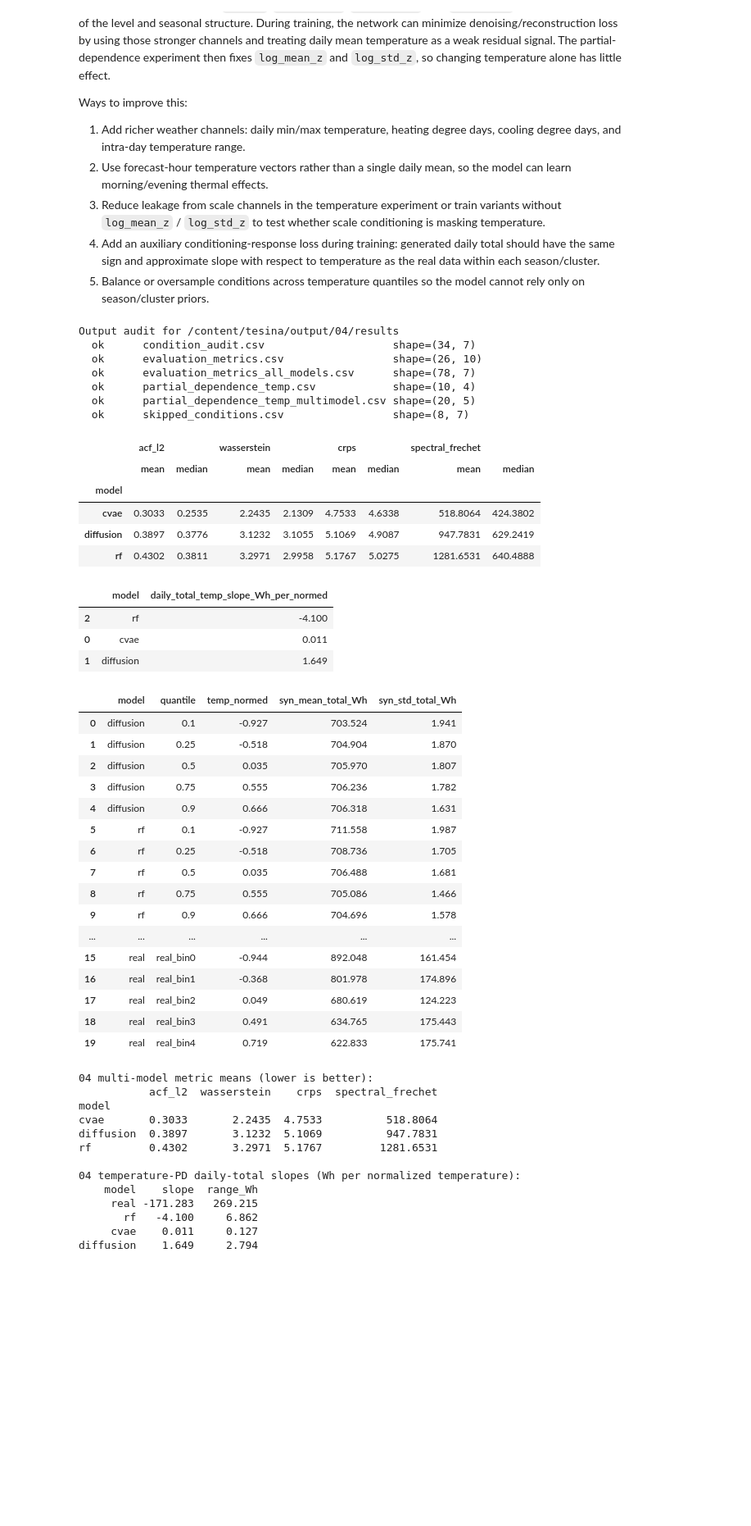
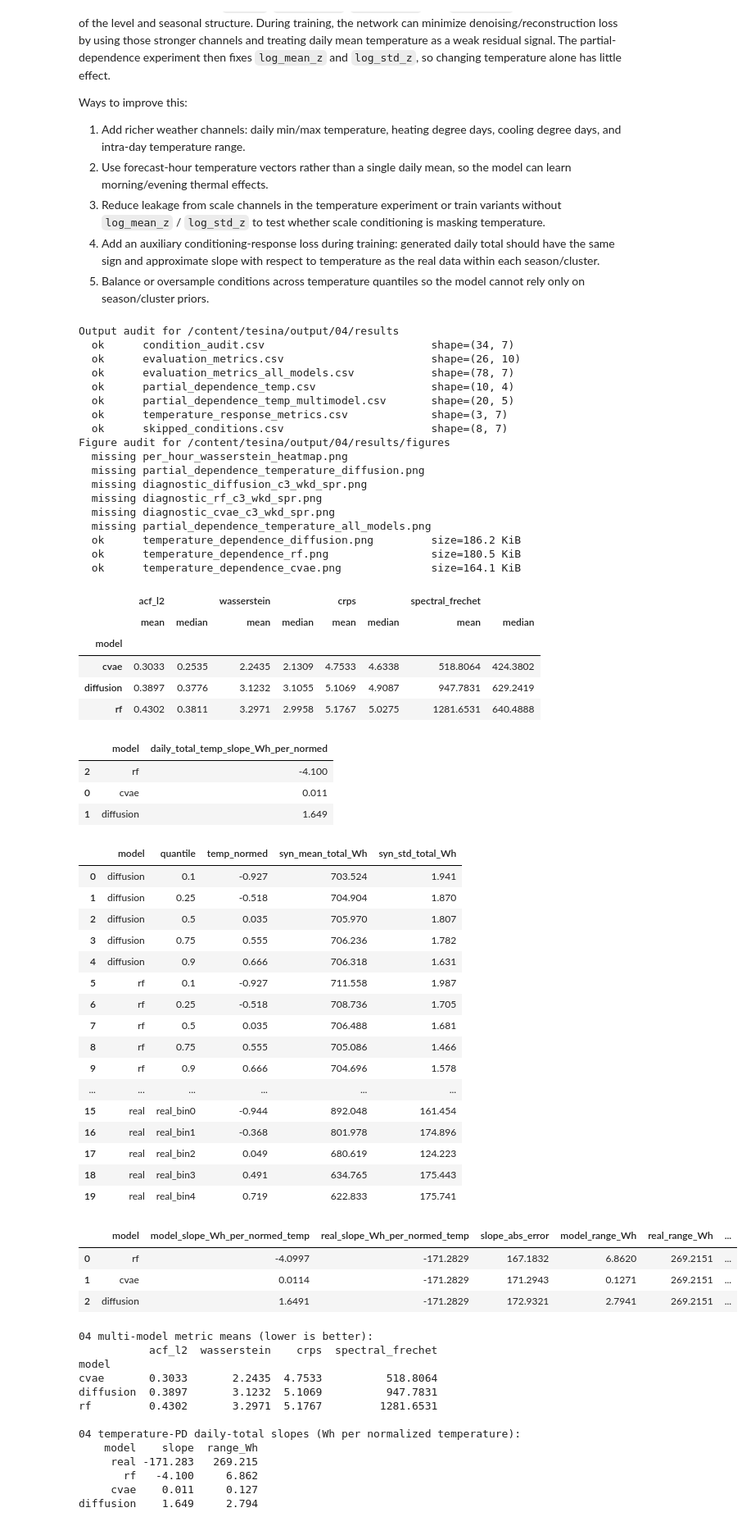
Before and after one commit to ncapac/tesina, a Jupyter notebook: notebooks/04_evaluation.ipynb, the cells around one changed output. Shown at 82% size. Saved outputs shown, nothing was run; the diff lists cells and outputs as text; code cells hidden in the pictures; blank space fills up the shorter version.

Commit message:
plots

```diff
--- a/notebooks/04_evaluation.ipynb
+++ b/notebooks/04_evaluation.ipynb
@@ -945,8 +966,12 @@ for model_name, ens_dict in [('rf', ensembles_rf), ('cvae', ensembles_cvae)]:
     best_label = max(ens_dict, key=lambda k: ens_dict[k]['n_real'])
     e = ens_dict[best_label]
     print(f'\n──── {model_name.upper()} diagnostic: {best_label}  (n_real={e["n_real"]}) ────')
-    _ = run_all_metrics(e['real'], e['syn'], label=f'{model_name} | {best_label}',
-                        figsize=(18, 12), show=True)
+    _, fig = run_all_metrics(
+        e['real'], e['syn'], label=f'{model_name} | {best_label}',
+        figsize=(18, 12), show=False, return_fig=True,
+    )
+    save_figure(fig, f'diagnostic_{model_name}_{best_label}.png')
+    plt.show()
 # %% [output]
 ──── RF diagnostic: c3_wkd_spr  (n_real=113) ────
 [figure]
@@ -1083,11 +1109,6 @@ Saved → /content/tesina/output/04/results/partial_dependence_temp_multimodel.c
 # %%
 # One focused temperature-dependence plot per model.
 # Each plot separates the model response from the side-by-side comparison above.
-from pathlib import Path
-
-pd_plot_dir = RES_DIR / 'figures'
-pd_plot_dir.mkdir(parents=True, exist_ok=True)
-
 pd_response_rows = []
 real_t = np.array([tb for tb, _ in pd_real.values()], dtype=np.float64)
 real_tot = np.array([xb.sum(axis=1).mean() for _, xb in pd_real.values()], dtype=np.float64)
@@ -1136,10 +1157,8 @@ for model_name, sweep in pd_sweeps.items():
     ax.legend(fontsize=8)
     ax.grid(True, alpha=0.25)
     plt.tight_layout()
-    fig_path = pd_plot_dir / f'temperature_dependence_{model_name}.png'
-    fig.savefig(fig_path, dpi=160, bbox_inches='tight')
+    save_figure(fig, f'temperature_dependence_{model_name}.png')
     plt.show()
-    print(f'Saved {fig_path}')
 
 pd_response_df = pd.DataFrame(pd_response_rows).sort_values('slope_abs_error')
 pd_response_df.to_csv(RES_DIR / 'temperature_response_metrics.csv', index=False)
@@ -1182,12 +1201,31 @@ expected_outputs = [
     'temperature_response_metrics.csv',
     'skipped_conditions.csv',
 ]
+expected_figures = [
+    'per_hour_wasserstein_heatmap.png',
+    'partial_dependence_temperature_diffusion.png',
+    'diagnostic_diffusion_' + max(ensembles, key=lambda k: ensembles[k]['n_real']) + '.png',
+    'diagnostic_rf_' + max(ensembles_rf, key=lambda k: ensembles_rf[k]['n_real']) + '.png',
+    'diagnostic_cvae_' + max(ensembles_cvae, key=lambda k: ensembles_cvae[k]['n_real']) + '.png',
+    'partial_dependence_temperature_all_models.png',
+    'temperature_dependence_diffusion.png',
+    'temperature_dependence_rf.png',
+    'temperature_dependence_cvae.png',
+]
 print(f'Output audit for {RES_DIR}')
 for name in expected_outputs:
     path = RES_DIR / name
     if path.exists():
         df = pd.read_csv(path)
-        print(f'  ok      {name:38s} shape={df.shape}')
+        print(f'  ok      {name:44s} shape={df.shape}')
+    else:
+        print(f'  missing {name}')
+
+print(f'Figure audit for {FIG_DIR}')
+for name in expected_figures:
+    path = FIG_DIR / name
+    if path.exists():
+        print(f'  ok      {name:44s} size={path.stat().st_size / 1024:.1f} KiB')
     else:
         print(f'  missing {name}')
 
@@ -1215,39 +1253,54 @@ if temp_response_path.exists():
     display(temp_response.round(4))
 # %% [output]
 Output audit for /content/tesina/output/04/results
-  ok      condition_audit.csv                    shape=(34, 7)
-  ok      evaluation_metrics.csv                 shape=(26, 10)
-  ok      evaluation_metrics_all_models.csv      shape=(78, 7)
-  ok      partial_dependence_temp.csv            shape=(10, 4)
-  ok      partial_dependence_temp_multimodel.csv shape=(20, 5)
-  ok      skipped_conditions.csv                 shape=(8, 7)
+  ok      condition_audit.csv                          shape=(34, 7)
+  ok      evaluation_metrics.csv                       shape=(26, 10)
+  ok      evaluation_metrics_all_models.csv            shape=(78, 7)
+  ok      partial_dependence_temp.csv                  shape=(10, 4)
+  ok      partial_dependence_temp_multimodel.csv       shape=(20, 5)
+  ok      temperature_response_metrics.csv             shape=(3, 7)
+  ok      skipped_conditions.csv                       shape=(8, 7)
+Figure audit for /content/tesina/output/04/results/figures
+  missing per_hour_wasserstein_heatmap.png
+  missing partial_dependence_temperature_diffusion.png
+  missing diagnostic_diffusion_c3_wkd_spr.png
+  missing diagnostic_rf_c3_wkd_spr.png
+  missing diagnostic_cvae_c3_wkd_spr.png
+  missing partial_dependence_temperature_all_models.png
+  ok      temperature_dependence_diffusion.png         size=186.2 KiB
+  ok      temperature_dependence_rf.png                size=180.5 KiB
+  ok      temperature_dependence_cvae.png              size=164.1 KiB
 |  | acf_l2 |  | wasserstein |  | crps |  | spectral_frechet |  |
 |  | mean | median | mean | median | mean | median | mean | median |
 | model |  |  |  |  |  |  |  |  |
 | cvae | 0.3033 | 0.2535 | 2.2435 | 2.1309 | 4.7533 | 4.6338 | 518.8064 | 424.3802 |
 | diffusion | 0.3897 | 0.3776 | 3.1232 | 3.1055 | 5.1069 | 4.9087 | 947.7831 | 629.2419 |
 | rf | 0.4302 | 0.3811 | 3.2971 | 2.9958 | 5.1767 | 5.0275 | 1281.6531 | 640.4888 |
 |  | model | daily_total_temp_slope_Wh_per_normed |
 | 2 | rf | -4.100 |
 | 0 | cvae | 0.011 |
 | 1 | diffusion | 1.649 |
 |  | model | quantile | temp_normed | syn_mean_total_Wh | syn_std_total_Wh |
 | 0 | diffusion | 0.1 | -0.927 | 703.524 | 1.941 |
 | 1 | diffusion | 0.25 | -0.518 | 704.904 | 1.870 |
 | 2 | diffusion | 0.5 | 0.035 | 705.970 | 1.807 |
 | 3 | diffusion | 0.75 | 0.555 | 706.236 | 1.782 |
 | 4 | diffusion | 0.9 | 0.666 | 706.318 | 1.631 |
 | 5 | rf | 0.1 | -0.927 | 711.558 | 1.987 |
 | 6 | rf | 0.25 | -0.518 | 708.736 | 1.705 |
 | 7 | rf | 0.5 | 0.035 | 706.488 | 1.681 |
 | 8 | rf | 0.75 | 0.555 | 705.086 | 1.466 |
 | 9 | rf | 0.9 | 0.666 | 704.696 | 1.578 |
 | ... | ... | ... | ... | ... | ... |
 | 15 | real | real_bin0 | -0.944 | 892.048 | 161.454 |
 | 16 | real | real_bin1 | -0.368 | 801.978 | 174.896 |
 | 17 | real | real_bin2 | 0.049 | 680.619 | 124.223 |
 | 18 | real | real_bin3 | 0.491 | 634.765 | 175.443 |
 | 19 | real | real_bin4 | 0.719 | 622.833 | 175.741 |
+|  | model | model_slope_Wh_per_normed_temp | real_slope_Wh_per_normed_temp | slope_abs_error | model_range_Wh | real_range_Wh | ... |
+| 0 | rf | -4.0997 | -171.2829 | 167.1832 | 6.8620 | 269.2151 | ... |
+| 1 | cvae | 0.0114 | -171.2829 | 171.2943 | 0.1271 | 269.2151 | ... |
+| 2 | diffusion | 1.6491 | -171.2829 | 172.9321 | 2.7941 | 269.2151 | ... |
 # %%
 # Concise results summary for reporting.
 m04 = pd.read_csv(RES_DIR / 'evaluation_metrics_all_models.csv')
```
Also changed, not shown: parts of 6 cells of this notebook.
